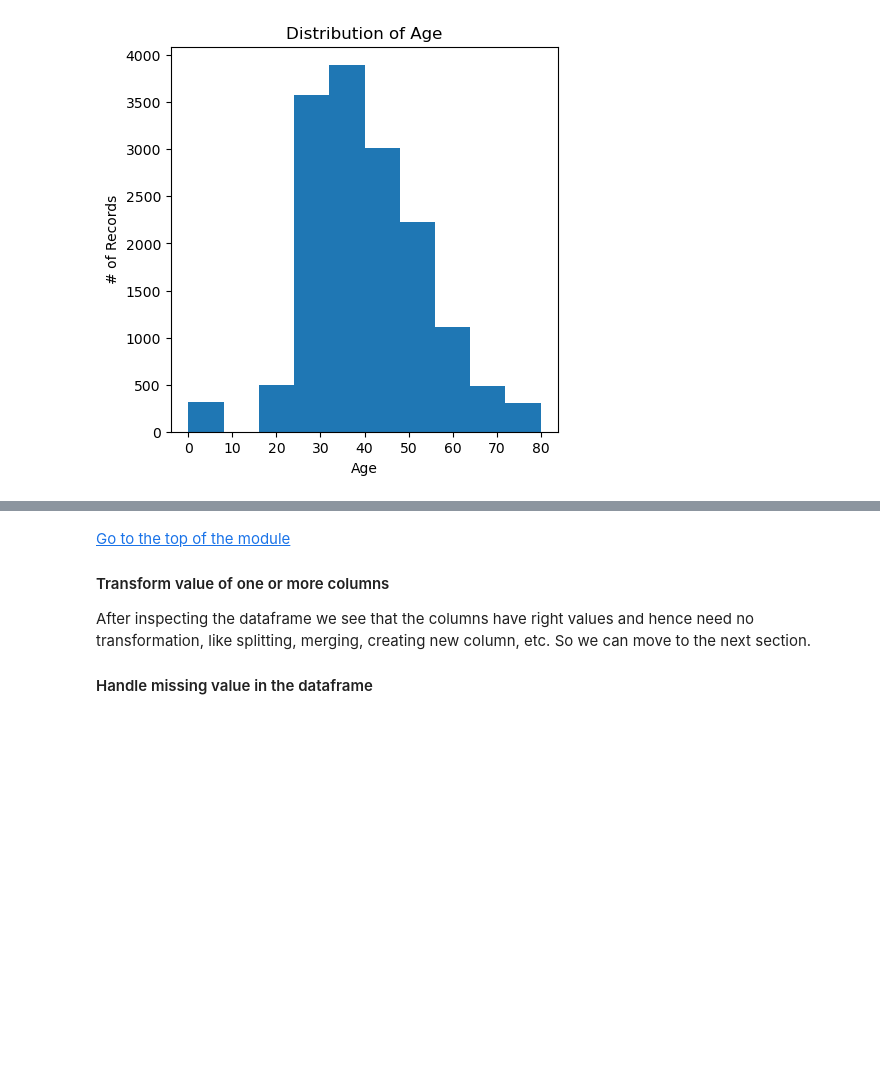
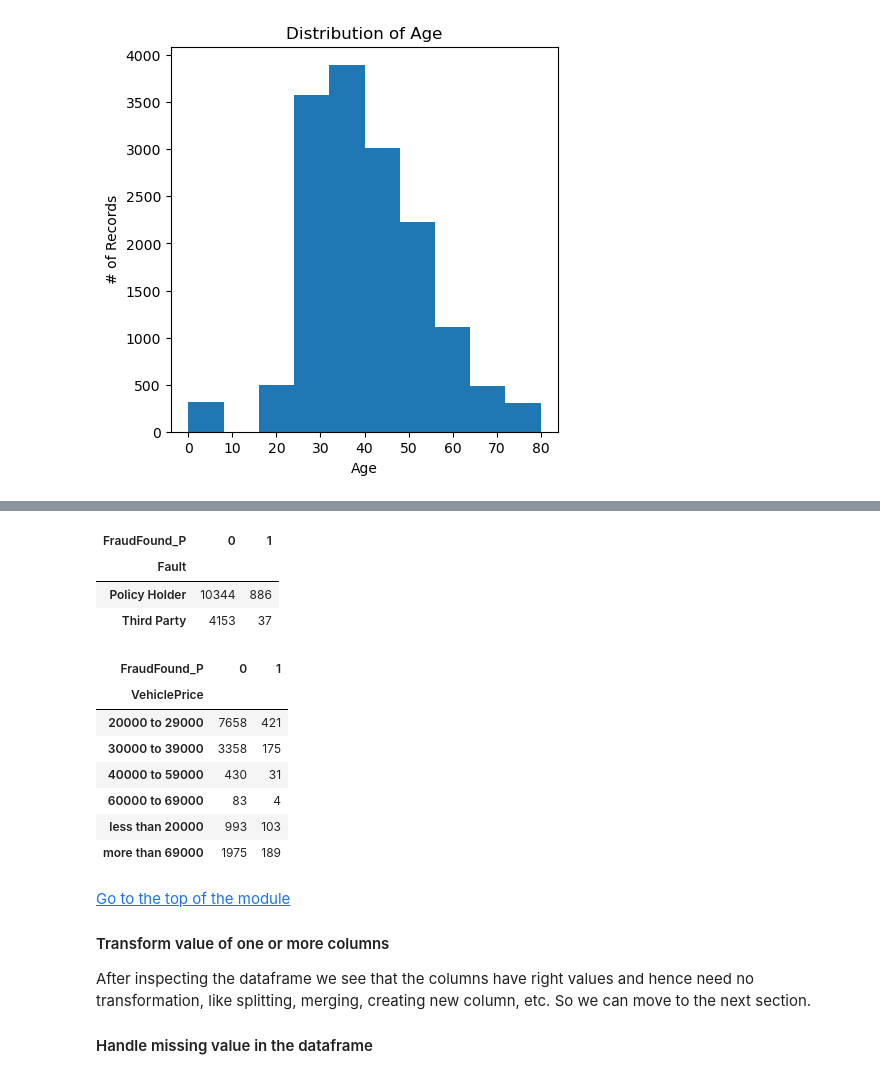
Before and after one commit to GoAshim/Machine-Learning, a Jupyter notebook: Classification/Machine Learning Project - Predict Fraud in Insurance Claim.ipynb, the cells around one changed output, grey strips where cells are left out. Cells and saved outputs as stored; diff of their text form; code cells hidden in the pictures; blank space fills up the shorter version.

```diff
--- a/Classification/Machine Learning Project - Predict Fraud in Insurance Claim.ipynb
+++ b/Classification/Machine Learning Project - Predict Fraud in Insurance Claim.ipynb
@@ -149,3 +192,21 @@ By observing the histogram of Age feature we see that it follow close to normal
+# %%
+pd.crosstab(cl_v2['Fault'], cl_v2['FraudFound_P'])
+# %% [output]
+| FraudFound_P | 0 | 1 |
+| Fault |  |  |
+| Policy Holder | 10344 | 886 |
+| Third Party | 4153 | 37 |
+# %%
+pd.crosstab(cl_v2['VehiclePrice'], cl_v2['FraudFound_P'])
+# %% [output]
+| FraudFound_P | 0 | 1 |
+| VehiclePrice |  |  |
+| 20000 to 29000 | 7658 | 421 |
+| 30000 to 39000 | 3358 | 175 |
+| 40000 to 59000 | 430 | 31 |
+| 60000 to 69000 | 83 | 4 |
+| less than 20000 | 993 | 103 |
+| more than 69000 | 1975 | 189 |
 # %% [markdown]
 [Go to the top of the module](#m1)
 <a id="m1_s4"></a>
```
Also changed, not shown: parts of 7 cells of this notebook.
